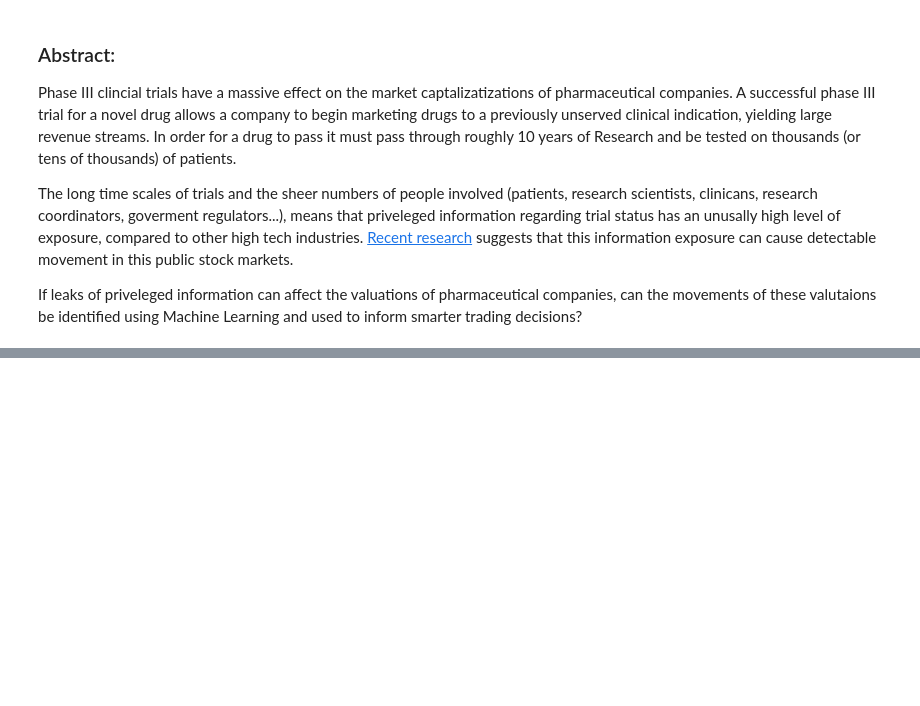
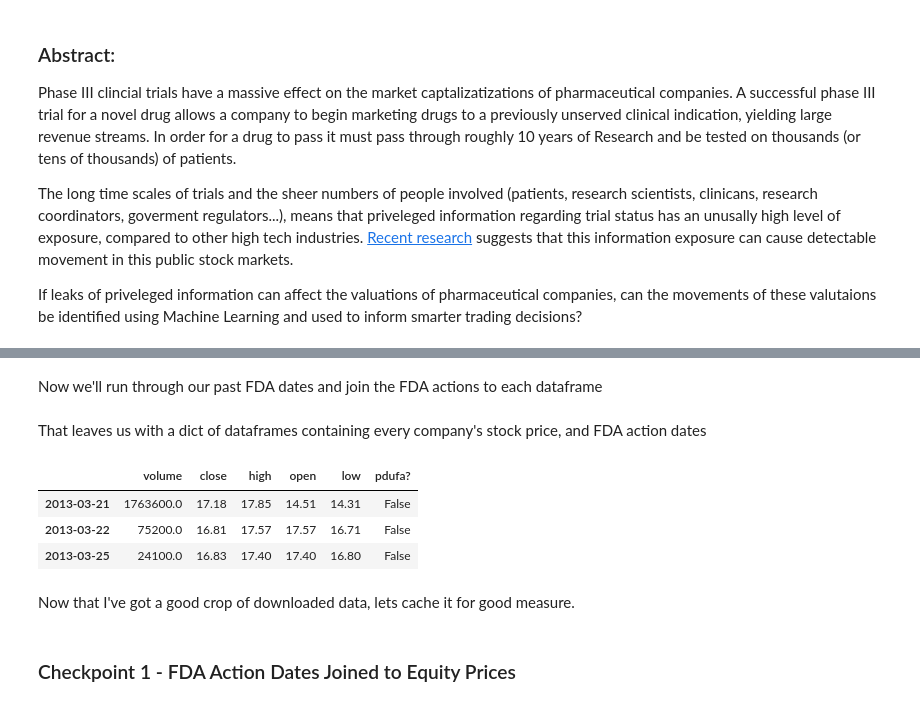
Before and after one commit to BenDavidAaron/FDA-Decision-Stock-Predictor, a Jupyter notebook: Final Report.ipynb, the cells around one changed output, grey strips where cells are left out. Saved outputs shown, nothing was run; the diff lists cells and outputs as text; code cells hidden in the pictures; blank space fills up the shorter version.

```diff
--- a/Final Report.ipynb
+++ b/Final Report.ipynb
@@ -11,0 +52,46 @@ If leaks of priveleged information can affect the valuations of pharmaceutical c
+# %%
+av_key_handle = open("alphavantage.apikey", "r")
+ts = TimeSeries(key=av_key_handle.read().strip(), output_format='pandas')
+av_key_handle.close()
+# %%
+dataframes = dict()
+value_errors = set()
+http_errors = set()
+for ticker in tqdm_notebook(past_pdufa_syms):
+    try:
+        df, meta = ts.get_daily(symbol=ticker, outputsize='full')
+        dataframes[meta["2. Symbol"]] = df
+    except ValueError:
+        value_errors.add(ticker)
+    except HTTPError:
+        http_errors.add(ticker)
+# %% [markdown]
+Now we'll run through our past FDA dates and join the FDA actions to each dataframe
+# %%
+company_list = dataframes.keys()
+# %%
+price_and_fda = dict()
+for company in tqdm_notebook(company_list):
+    company_events = []
+    for event in FdaCal.events:
+        matches = re.findall(tickerRe, event.name)
+        if len(matches)>=1:
+            if company in matches[0]:
+                company_events.append((event.begin.datetime.strftime("%Y-%m-%d"), True))
+    price = dataframes[company]
+    raw_dates = pd.DataFrame(company_events, columns = ["date", "pdufa?"])
+    dates = raw_dates.set_index("date")
+    final = price.join(dates,rsuffix='_y')
+    final['pdufa?'].fillna(value=False, inplace = True)
+    price_and_fda[company] = final
+# %% [markdown]
+That leaves us with a dict of dataframes containing every company's stock price, and FDA action dates
+# %%
+price_and_fda['ENTA'].head(3)
+# %% [output]
+|  | volume | close | high | open | low | pdufa? |
+| 2013-03-21 | 1763600.0 | 17.18 | 17.85 | 14.51 | 14.31 | False |
+| 2013-03-22 | 75200.0 | 16.81 | 17.57 | 17.57 | 16.71 | False |
+| 2013-03-25 | 24100.0 | 16.83 | 17.40 | 17.40 | 16.80 | False |
+# %% [markdown]
+Now that I've got a good crop of downloaded data, lets cache it for good measure.
@@ -11,0 +100,2 @@ If leaks of priveleged information can affect the valuations of pharmaceutical c
+# %% [markdown]
+### Checkpoint 1 - FDA Action Dates Joined to Equity Prices
```
Also changed, not shown: parts of 50 cells of this notebook, 4 other files.
